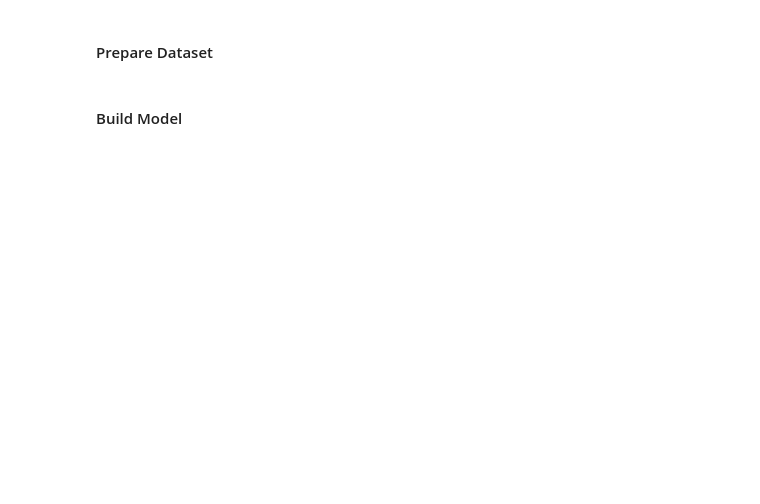
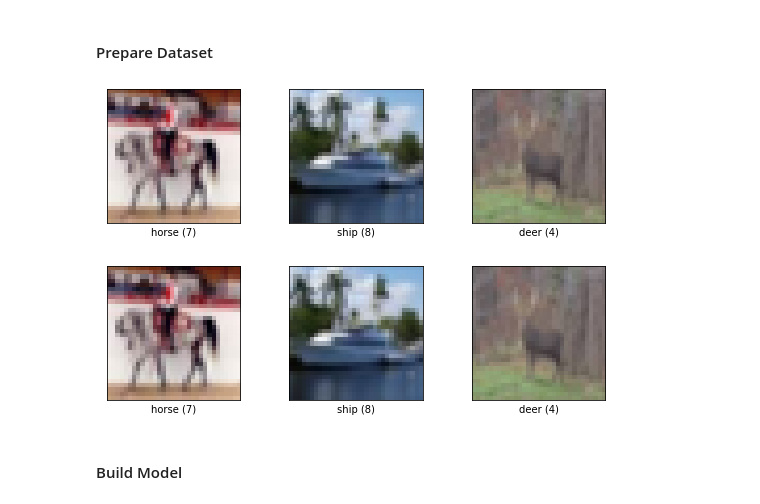
Before and after one commit to achillesrasquinha/deeply, a Jupyter notebook: docs/source/notebooks/Deep AUC Maximization.ipynb, the cells around one changed output. Drawn from its saved outputs; the diff is of its cells as text; code cells hidden in the pictures; blank space fills up the shorter version.

```diff
--- a/docs/source/notebooks/Deep AUC Maximization.ipynb
+++ b/docs/source/notebooks/Deep AUC Maximization.ipynb
@@ -11,2 +12,7 @@ from deeply.generators import DatasetGenerator
 # %%
-cifar10 = dd.load("cifar10")
+cifar10, info = dd.load("cifar10", with_info = True)
+# %%
+tfds.show_examples(cifar10["train"].take(3), ds_info = info)
+# %% [output]
+[figure, added]
+[figure, added]
```
Also changed, not shown: parts of 9 cells of this notebook, 23 other files.
